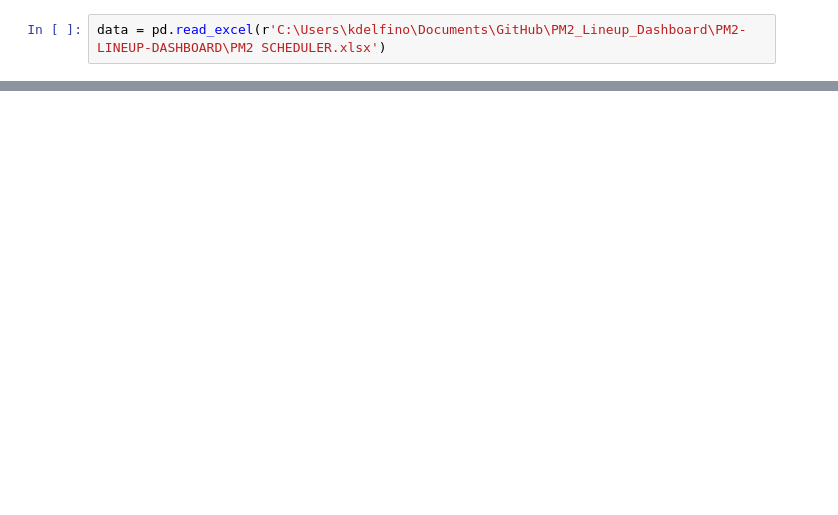
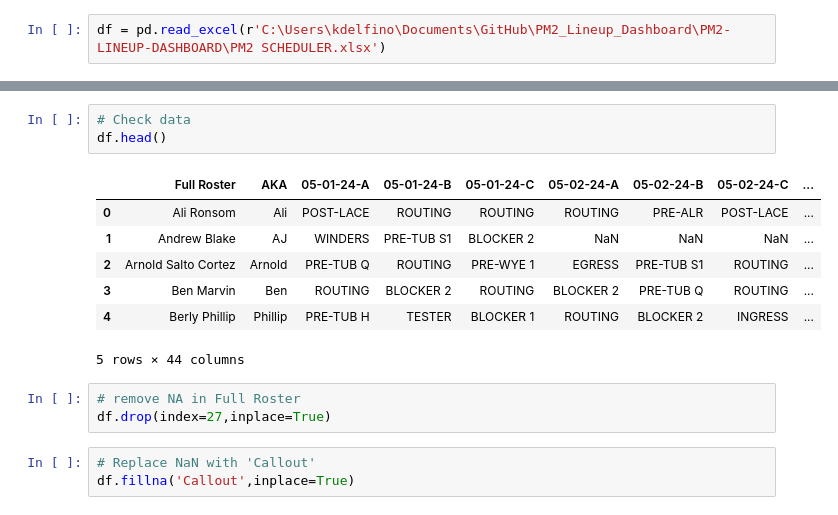
Before and after one commit to KDcodePy/PM2-LINEUP-DASHBOARD, a Jupyter notebook: dashboard.ipynb, the cells around one changed output, grey strips where cells are left out. Saved outputs shown, nothing was run; the diff lists cells and outputs as text; blank space fills up the shorter version.

```diff
--- a/dashboard.ipynb
+++ b/dashboard.ipynb
@@ -4,2 +6,2 @@ import numpy as np
 # %%
-data = pd.read_excel(r'C:\Users\kdelfino\Documents\GitHub\PM2_Lineup_Dashboard\PM2-LINEUP-DASHBOARD\PM2 SCHEDULER.xlsx')
+df = pd.read_excel(r'C:\Users\kdelfino\Documents\GitHub\PM2_Lineup_Dashboard\PM2-LINEUP-DASHBOARD\PM2 SCHEDULER.xlsx')
@@ -26,0 +8,17 @@ data
+# %%
+# Check data
+df.head()
+# %% [output]
+|  | Full Roster | AKA | 05-01-24-A | 05-01-24-B | 05-01-24-C | 05-02-24-A | 05-02-24-B | 05-02-24-C | ... |
+| 0 | Ali Ronsom | Ali | POST-LACE | ROUTING | ROUTING | ROUTING | PRE-ALR | POST-LACE | ... |
+| 1 | Andrew Blake | AJ | WINDERS | PRE-TUB S1 | BLOCKER 2 | NaN | NaN | NaN | ... |
+| 2 | Arnold Salto Cortez | Arnold | PRE-TUB Q | ROUTING | PRE-WYE 1 | EGRESS | PRE-TUB S1 | ROUTING | ... |
+| 3 | Ben Marvin | Ben | ROUTING | BLOCKER 2 | ROUTING | BLOCKER 2 | PRE-TUB Q | ROUTING | ... |
+| 4 | Berly Phillip | Phillip | PRE-TUB H | TESTER | BLOCKER 1 | ROUTING | BLOCKER 2 | INGRESS | ... |
+5 rows × 44 columns
+# %%
+# remove NA in Full Roster
+df.drop(index=27,inplace=True)
+# %%
+# Replace NaN with 'Callout'
+df.fillna('Callout',inplace=True)
```
Also changed, not shown: parts of 6 cells of this notebook.
